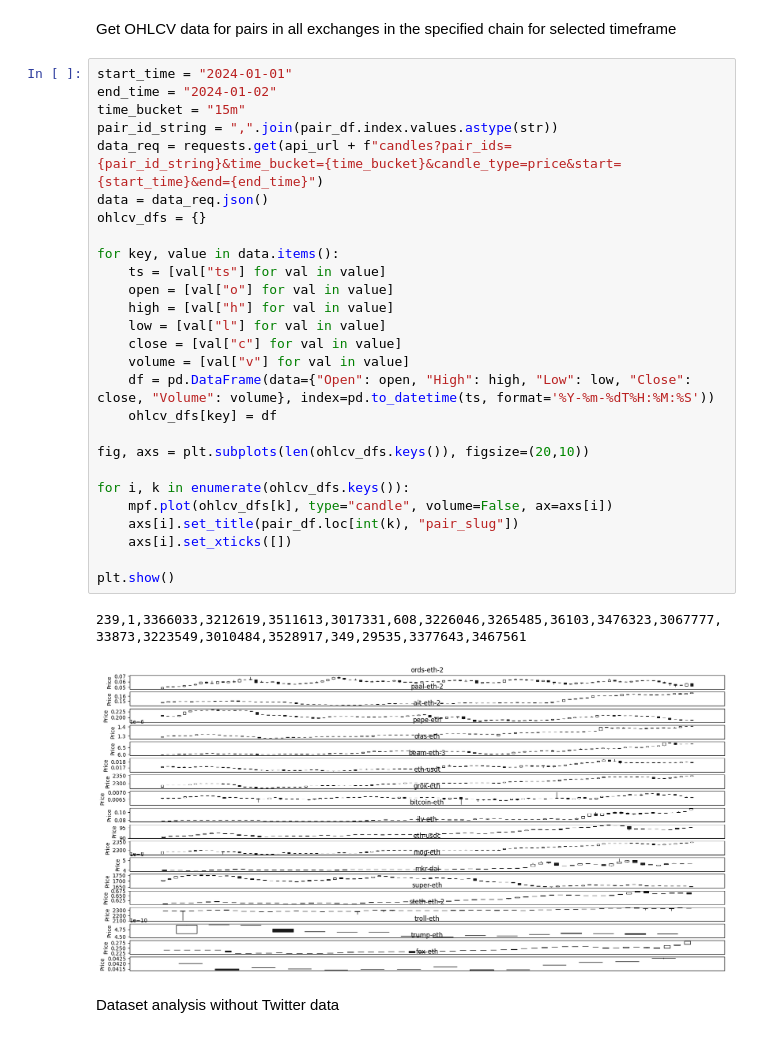
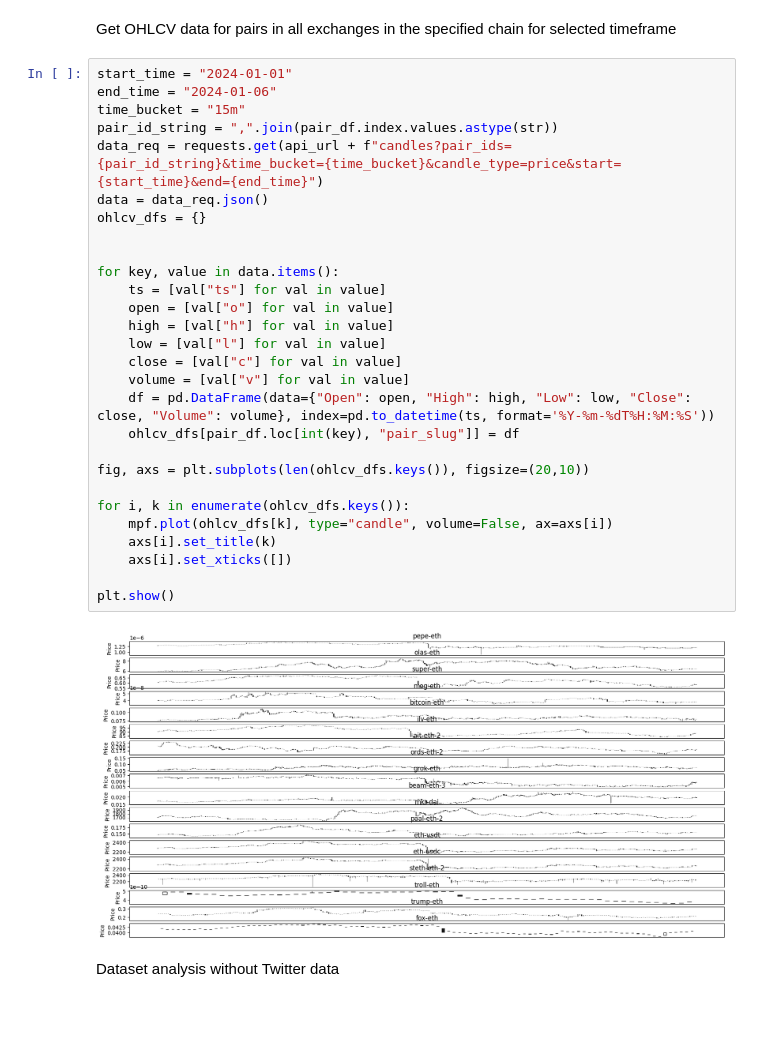
Before and after one commit to Aarhuu/analytics_showcase, a Jupyter notebook: crypto_classifier.ipynb, the cells around one changed output. Drawn from its saved outputs; the diff is of its cells as text.

```diff
--- a/crypto_classifier.ipynb
+++ b/crypto_classifier.ipynb
@@ -97,34 +84,34 @@ pair_df
 Get OHLCV data for pairs in all exchanges in the specified chain for selected timeframe
 # %%
 start_time = "2024-01-01"
-end_time = "2024-01-02"
+end_time = "2024-01-06"
 time_bucket = "15m"
 pair_id_string = ",".join(pair_df.index.values.astype(str))
 data_req = requests.get(api_url + f"candles?pair_ids={pair_id_string}&time_bucket={time_bucket}&candle_type=price&start={start_time}&end={end_time}")
 data = data_req.json()
 ohlcv_dfs = {}
+
 
 for key, value in data.items():
     ts = [val["ts"] for val in value]
     open = [val["o"] for val in value]
     high = [val["h"] for val in value]
     low = [val["l"] for val in value]
     close = [val["c"] for val in value]
     volume = [val["v"] for val in value]
     df = pd.DataFrame(data={"Open": open, "High": high, "Low": low, "Close": close, "Volume": volume}, index=pd.to_datetime(ts, format='%Y-%m-%dT%H:%M:%S'))
-    ohlcv_dfs[key] = df
+    ohlcv_dfs[pair_df.loc[int(key), "pair_slug"]] = df
 
 fig, axs = plt.subplots(len(ohlcv_dfs.keys()), figsize=(20,10))
 
 for i, k in enumerate(ohlcv_dfs.keys()):
     mpf.plot(ohlcv_dfs[k], type="candle", volume=False, ax=axs[i])
-    axs[i].set_title(pair_df.loc[int(k), "pair_slug"])
+    axs[i].set_title(k)
     axs[i].set_xticks([])
 
 plt.show()
 # %% [output]
-239,1,3366033,3212619,3511613,3017331,608,3226046,3265485,36103,3476323,3067777,33873,3223549,3010484,3528917,349,29535,3377643,3467561
-[figure, old version]
+[figure, new version]
 # %% [markdown]
 Dataset analysis without Twitter data
 # %%
```
Also changed, not shown: parts of 15 cells of this notebook, 2 other files.
